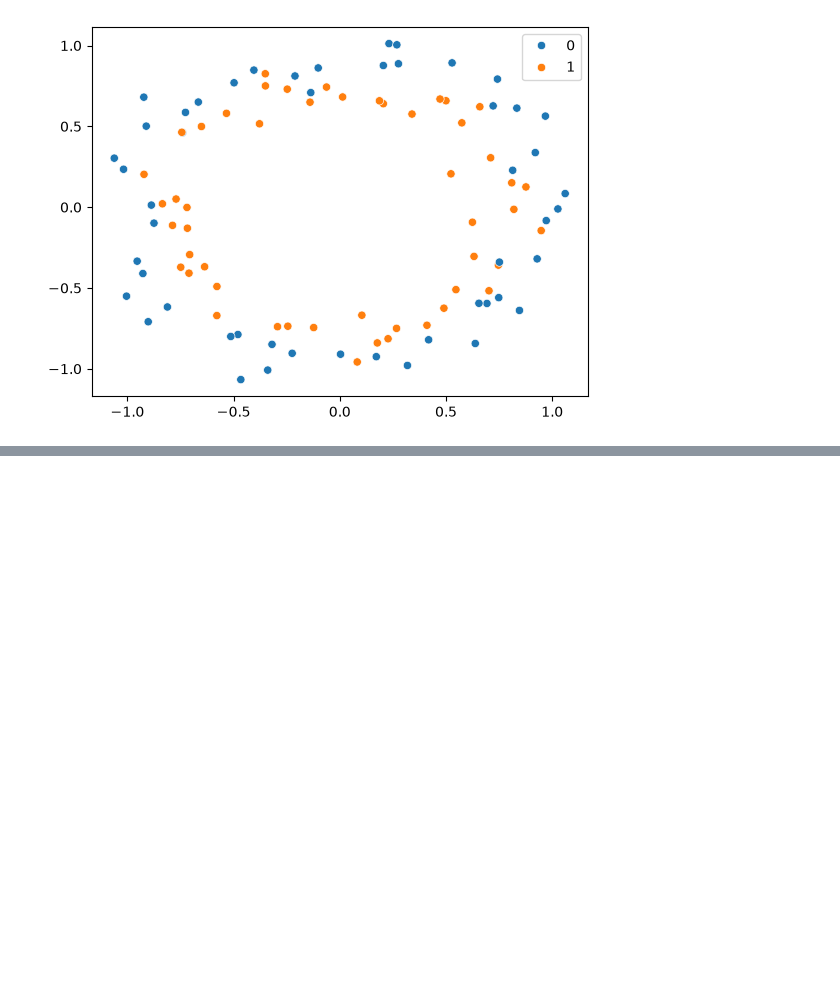
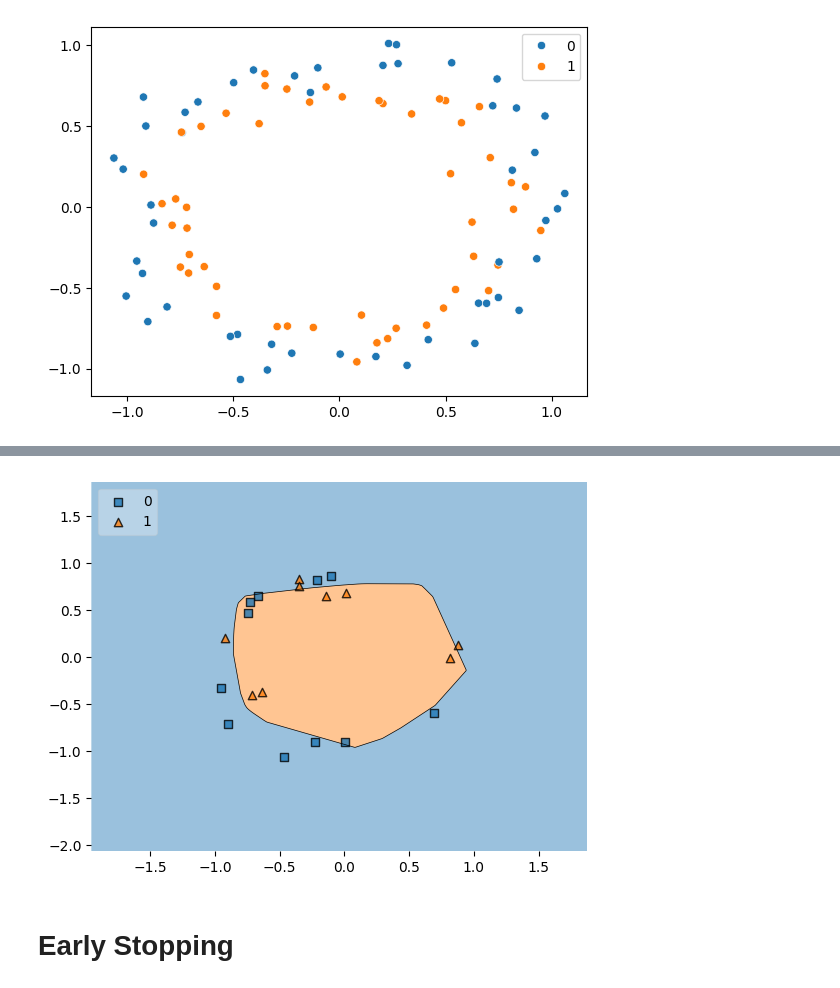
Before and after one commit to shubhamkjha369/AI-Foundations-Lab, a Jupyter notebook: Tensorflow/1_early_stopping.ipynb, the cells around one changed output, grey strips where cells are left out. Drawn from its saved outputs; the diff is of its cells as text; code cells hidden in the pictures; blank space fills up the shorter version.

```diff
--- a/Tensorflow/1_early_stopping.ipynb
+++ b/Tensorflow/1_early_stopping.ipynb
@@ -42,0 +46,4 @@ KeyboardInterrupt:
+# %%
+plot_decision_regions(X_test, y_test.ravel(), clf = model, legend=2)
+plt.show()
+# %% [output]
@@ -42,0 +51,3 @@ KeyboardInterrupt:
+[figure, added]
+# %% [markdown]
+# Early Stopping
```
Also changed, not shown: parts of 9 cells of this notebook.
